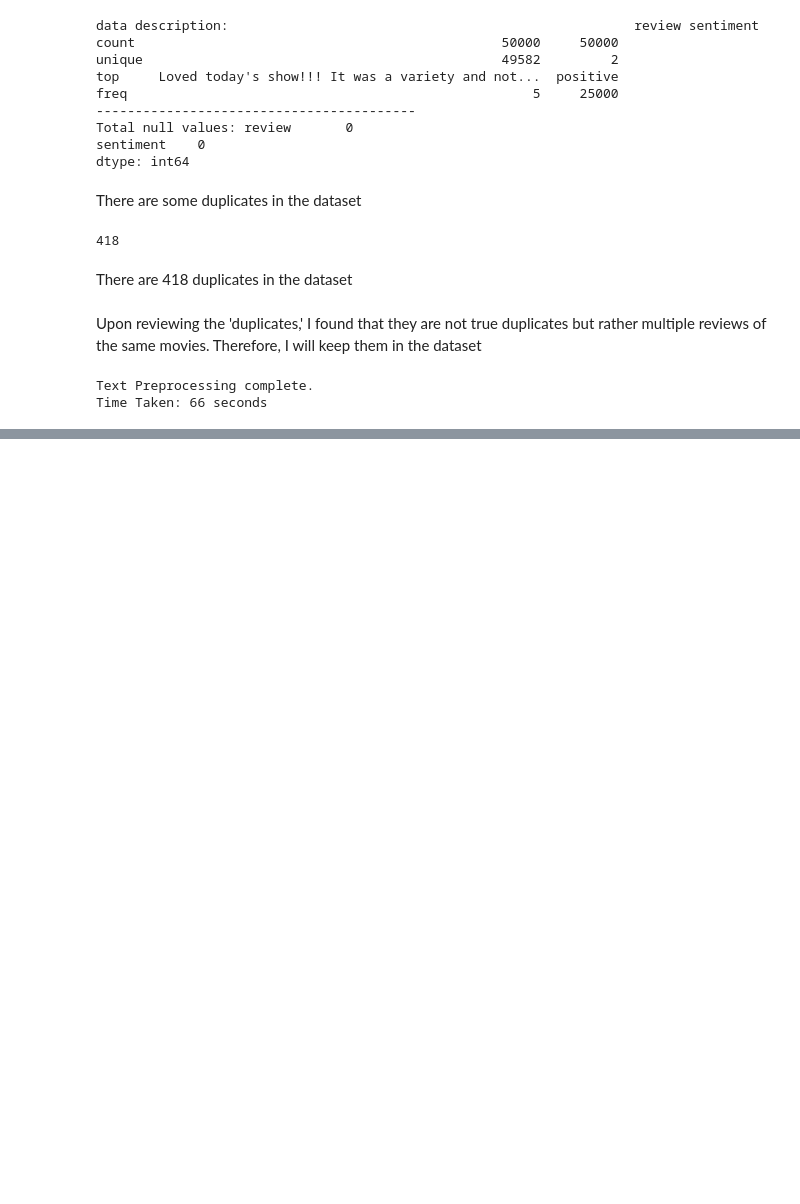
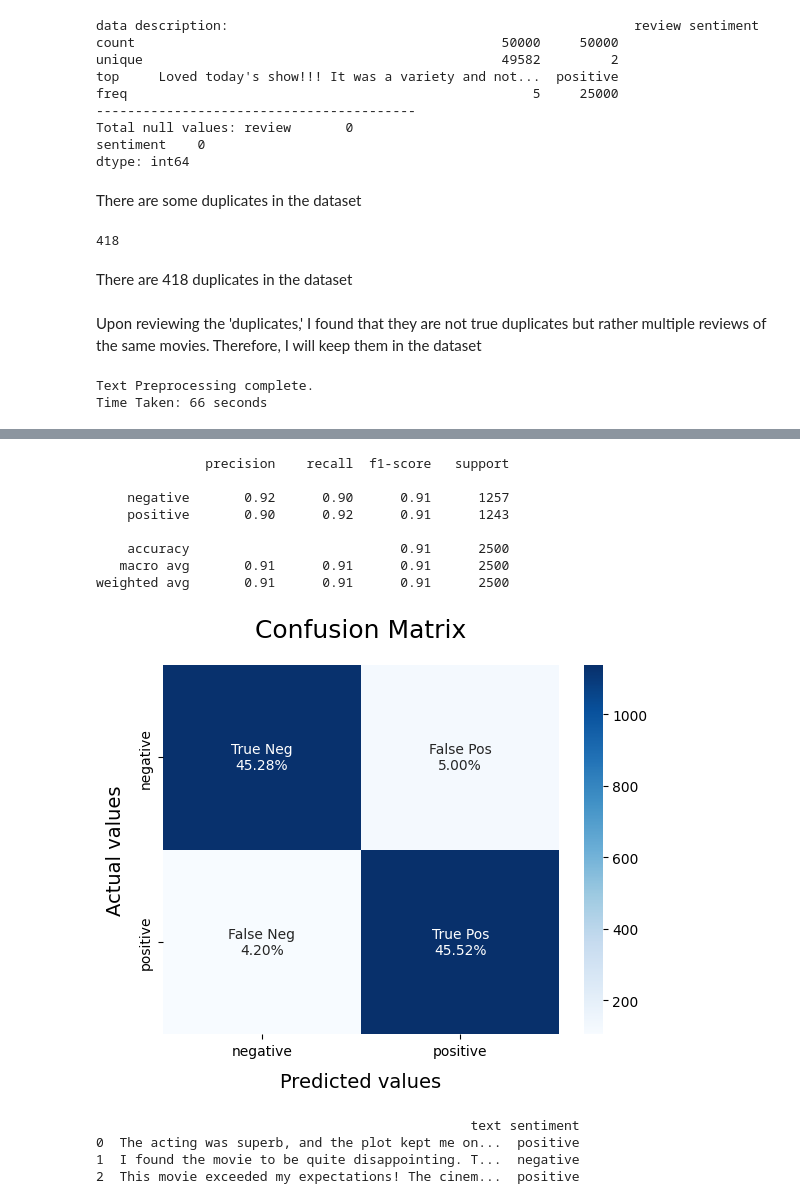
Before and after one commit to etimbukafia/sentiment_analysis, a Jupyter notebook: sentiment.ipynb, the cells around one changed output, grey strips where cells are left out. Saved outputs shown, nothing was run; the diff lists cells and outputs as text; code cells hidden in the pictures; blank space fills up the shorter version.

```diff
--- a/sentiment.ipynb
+++ b/sentiment.ipynb
@@ -170,0 +256,14 @@ plt.imshow(wc)
+# %%
+LRmodel = LogisticRegression(C = 2, max_iter = 1000, n_jobs=-1)
+LRmodel.fit(X_train, y_train)
+model_Evaluate(LRmodel)
+# %% [output]
+              precision    recall  f1-score   support
+
+    negative       0.92      0.90      0.91      1257
+    positive       0.90      0.92      0.91      1243
+
+    accuracy                           0.91      2500
+   macro avg       0.91      0.91      0.91      2500
+weighted avg       0.91      0.91      0.91      2500
+[figure, added]
@@ -170,0 +300,32 @@ plt.imshow(wc)
+# %%
+def predict(vectoriser, model, text):
+    # Predict the sentiment
+    textdata = vectoriser.transform(preprocess(text))
+    sentiment = model.predict(textdata)
+
+    # a list of text with sentiment.
+    data = []
+    for text, pred in zip(text, sentiment):
+        data.append((text,pred))
+
+    # Converting the list into a Pandas DataFrame.
+    df = pd.DataFrame(data, columns = ['text','sentiment'])
+    df = df.replace([0,1], ["Negative","Positive"])
+    return df
+
+if __name__=="__main__":
+    # Loading the models.
+    #vectoriser, LRmodel = load_models()
+
+    # Text to classify should be in a list.
+    text = ["The acting was superb, and the plot kept me on the edge of my seat throughout the entire movie. Definitely a must-watch!",
+            "I found the movie to be quite disappointing. The storyline was predictable, and the characters lacked depth. I wouldn't recommend it.",
+            "This movie exceeded my expectations! The cinematography was stunning, and the performances were captivating. I was thoroughly impressed."]
+
+    df = predict(vectoriser, SVCmodel, text)
+    print(df)
+# %% [output]
+                                                text sentiment
+0  The acting was superb, and the plot kept me on...  positive
+1  I found the movie to be quite disappointing. T...  negative
+2  This movie exceeded my expectations! The cinem...  positive
```
Also changed, not shown: parts of 11 cells of this notebook.
